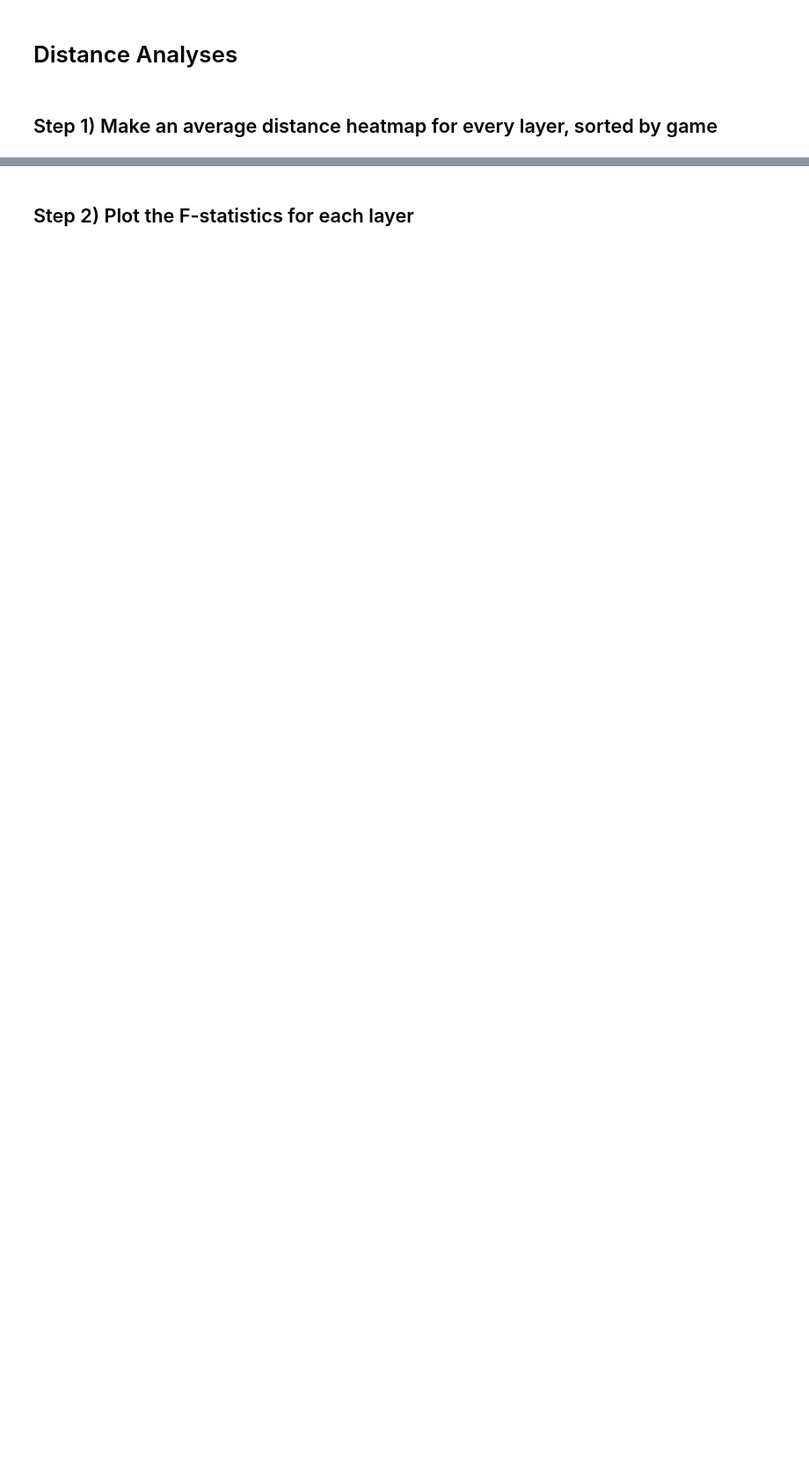
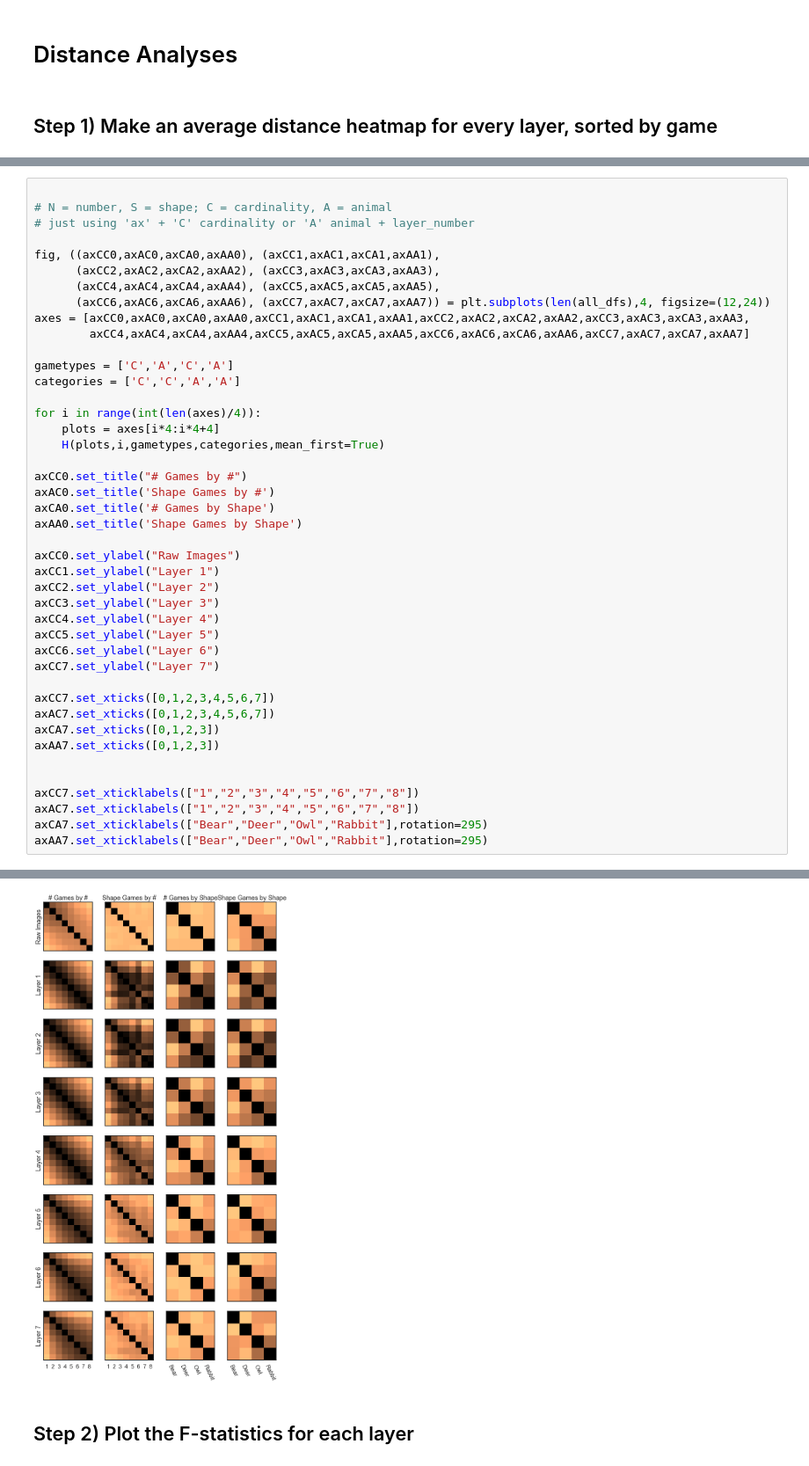
Before and after one commit to cogtoolslab/improvised_numerals, a Jupyter notebook: analysis/iternum_feature_analysis.ipynb, the cells around one changed output, grey strips where cells are left out. Shown at 88% size. Drawn from its saved outputs; the diff is of its cells as text; blank space fills up the shorter version.

```diff
--- a/analysis/iternum_feature_analysis.ipynb
+++ b/analysis/iternum_feature_analysis.ipynb
@@ -255,0 +339,44 @@ def Ftest(df,feat,condition,category):
+# %%
+
+# N = number, S = shape; C = cardinality, A = animal
+# just using 'ax' + 'C' cardinality or 'A' animal + layer_number
+
+fig, ((axCC0,axAC0,axCA0,axAA0), (axCC1,axAC1,axCA1,axAA1),
+      (axCC2,axAC2,axCA2,axAA2), (axCC3,axAC3,axCA3,axAA3),
+      (axCC4,axAC4,axCA4,axAA4), (axCC5,axAC5,axCA5,axAA5),
+      (axCC6,axAC6,axCA6,axAA6), (axCC7,axAC7,axCA7,axAA7)) = plt.subplots(len(all_dfs),4, figsize=(12,24))
+axes = [axCC0,axAC0,axCA0,axAA0,axCC1,axAC1,axCA1,axAA1,axCC2,axAC2,axCA2,axAA2,axCC3,axAC3,axCA3,axAA3,
+        axCC4,axAC4,axCA4,axAA4,axCC5,axAC5,axCA5,axAA5,axCC6,axAC6,axCA6,axAA6,axCC7,axAC7,axCA7,axAA7]
+
+gametypes = ['C','A','C','A']
+categories = ['C','C','A','A']
+
+for i in range(int(len(axes)/4)):
+    plots = axes[i*4:i*4+4]
+    H(plots,i,gametypes,categories,mean_first=True)
+
+axCC0.set_title("# Games by #")
+axAC0.set_title('Shape Games by #')
+axCA0.set_title('# Games by Shape')
+axAA0.set_title('Shape Games by Shape')
+
+axCC0.set_ylabel("Raw Images")
+axCC1.set_ylabel("Layer 1")
+axCC2.set_ylabel("Layer 2")
+axCC3.set_ylabel("Layer 3")
+axCC4.set_ylabel("Layer 4")
+axCC5.set_ylabel("Layer 5")
+axCC6.set_ylabel("Layer 6")
+axCC7.set_ylabel("Layer 7")
+
+axCC7.set_xticks([0,1,2,3,4,5,6,7])
+axAC7.set_xticks([0,1,2,3,4,5,6,7])
+axCA7.set_xticks([0,1,2,3])
+axAA7.set_xticks([0,1,2,3])
+
+
+axCC7.set_xticklabels(["1","2","3","4","5","6","7","8"])
+axAC7.set_xticklabels(["1","2","3","4","5","6","7","8"])
+axCA7.set_xticklabels(["Bear","Deer","Owl","Rabbit"],rotation=295)
+axAA7.set_xticklabels(["Bear","Deer","Owl","Rabbit"],rotation=295)
+# %% [output]
@@ -256,3 +384,4 @@ def Ftest(df,feat,condition,category):
+[figure, added]
 # %% [markdown]
 ## Step 2) Plot the F-statistics for each layer
 # %%
```
Also changed, not shown: parts of 36 cells of this notebook, 4 other files.
